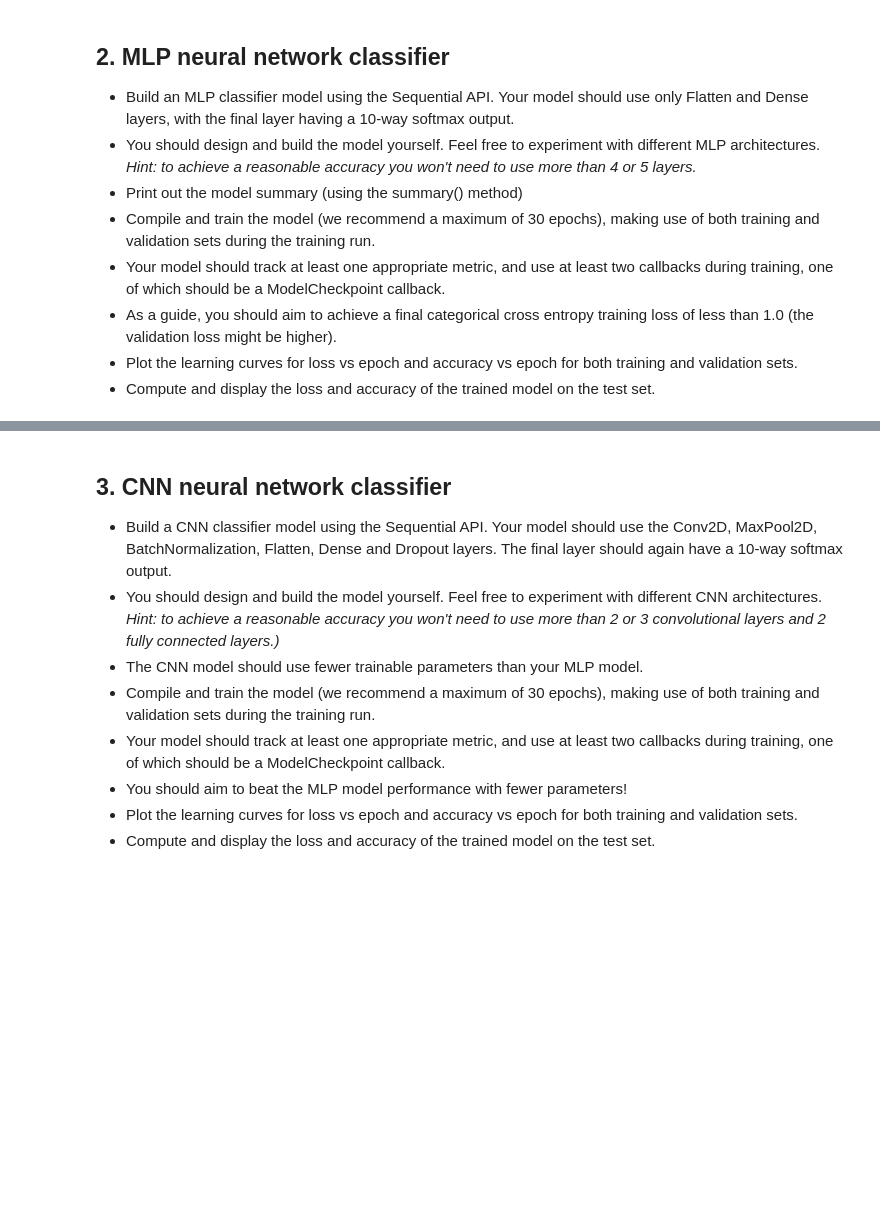
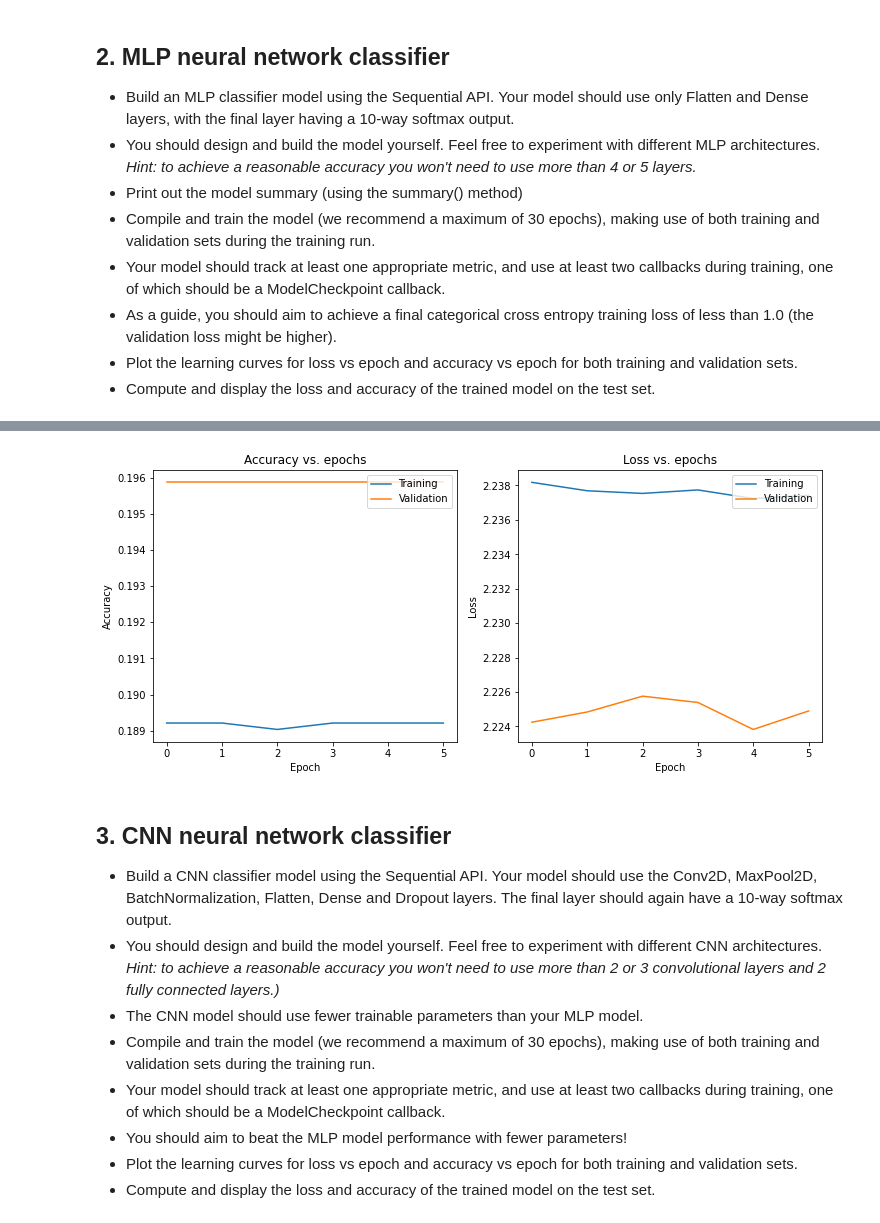
Before and after one commit to dominikwernerwolf/coursera, a Jupyter notebook: Capstone_Project.ipynb, the cells around one changed output, grey strips where cells are left out. Saved outputs shown, nothing was run; the diff lists cells and outputs as text; code cells hidden in the pictures; blank space fills up the shorter version.

```diff
--- a/Capstone_Project.ipynb
+++ b/Capstone_Project.ipynb
@@ -123,9 +123,9 @@ from tensorflow.keras.layers import Dense, Flatten
 # %%
 model = Sequential([
     Flatten(input_shape=train_x.shape[:-2], name='input'),
-    Dense(100, activation='sigmoid', name='barn1'),
-    Dense(20, activation='sigmoid', name='barn2'),
-    Dense(10, activation='sigmoid', name='barn3'),
+    Dense(100, activation='sigmoid', name='layer1'),
+    Dense(20, activation='sigmoid', name='layer2'),
+    Dense(10, activation='sigmoid', name='layer3'),
     Dense(10, activation='softmax', name='output')
 ])
 # %%
@@ -177,0 +170,7 @@ TensorShape([73257, 32, 32, 1])
+# %%
+train_y[train_y == 10] = 0
+test_y[test_y == 10] = 0
+print(np.max(train_y))
+print(np.max(test_y))
+
+tf.transpose(train_x, [3, 0, 1, 2]).shape
@@ -178,4 +181,4 @@ TensorShape([73257, 32, 32, 1])
 # %%
-history = model.fit(tf.transpose(train_x, [3, 0, 1, 2]), train_y, epochs=50, batch_size=20, validation_data=(tf.transpose(test_x, [3, 0, 1, 2]), test_y), callbacks=[get_checkpoint_best_only(), get_early_stopping()])
+history = model.fit(tf.transpose(train_x, [3, 0, 1, 2]), train_y, epochs=50, batch_size=10, validation_data=(tf.transpose(test_x, [3, 0, 1, 2]), test_y), callbacks=[get_checkpoint_best_only(), get_early_stopping()])
 # %% [output]
 Epoch 1/50
@@ -185,0 +214,24 @@ df.head()
+# %%
+fig = plt.figure(figsize=(12, 5))
+
+fig.add_subplot(121)
+
+plt.plot(history.history['accuracy'])
+plt.plot(history.history['val_accuracy'])
+plt.title('Accuracy vs. epochs')
+plt.ylabel('Accuracy')
+plt.xlabel('Epoch')
+plt.legend(['Training', 'Validation'], loc='upper right')
+
+fig.add_subplot(122)
+
+plt.plot(history.history['loss'])
+plt.plot(history.history['val_loss'])
+plt.title('Loss vs. epochs')
+plt.ylabel('Loss')
+plt.xlabel('Epoch')
+plt.legend(['Training', 'Validation'], loc='upper right')
+
+plt.show()
+# %% [output]
+[figure, added]
```
Also changed, not shown: parts of 7 cells of this notebook.
